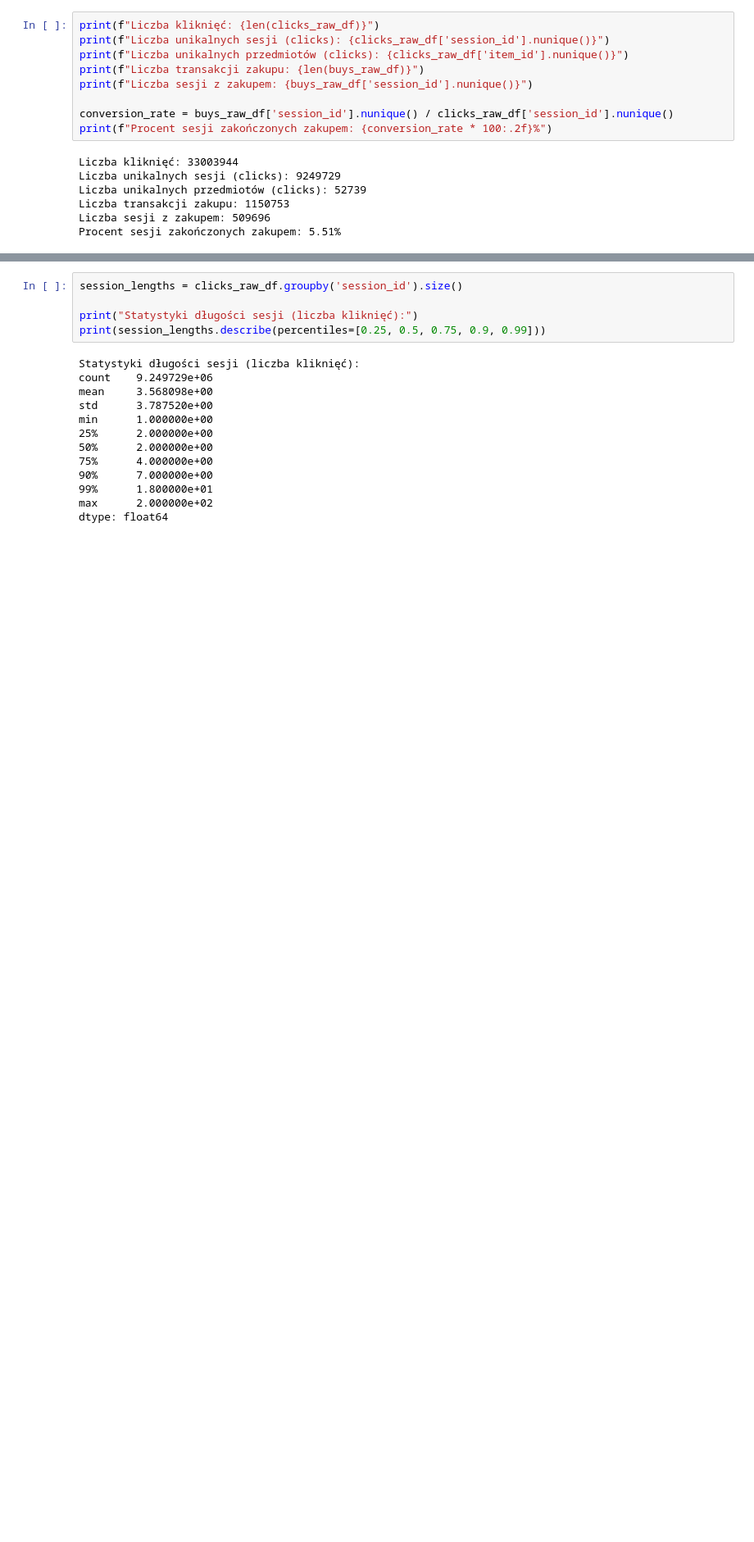
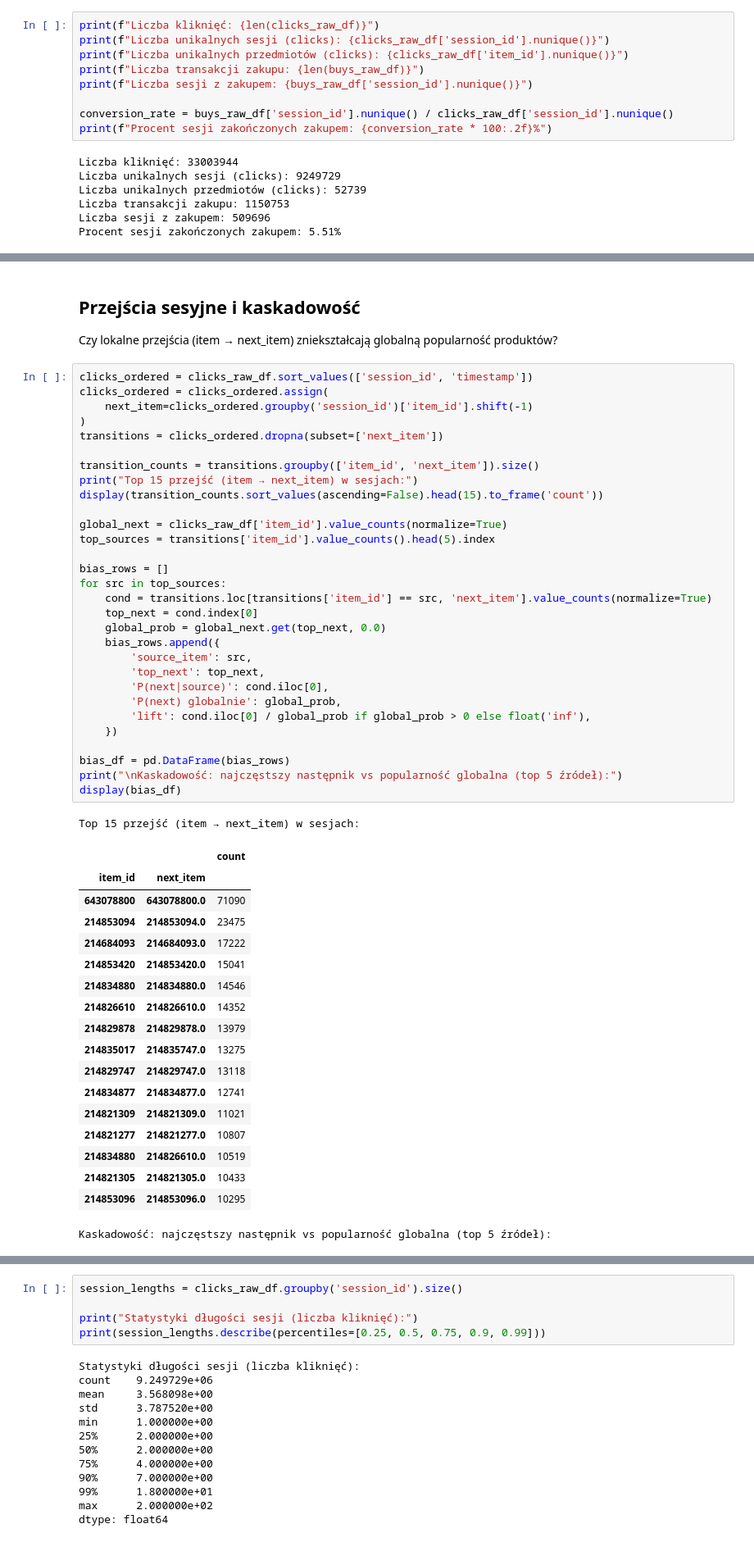
Before and after one commit to SwankyBombul/adm-project-tgnn, a Jupyter notebook: notebooks/eda_yoochose.ipynb, the cells around one changed output, grey strips where cells are left out. Shown at 82% size. Saved outputs shown, nothing was run; the diff lists cells and outputs as text; blank space fills up the shorter version.

```diff
--- a/notebooks/eda_yoochose.ipynb
+++ b/notebooks/eda_yoochose.ipynb
@@ -86,0 +251,54 @@ Procent sesji zakończonych zakupem: 5.51%
+# %% [markdown]
+## Przejścia sesyjne i kaskadowość
+
+Czy lokalne przejścia (item → next_item) zniekształcają globalną popularność produktów?
+# %%
+clicks_ordered = clicks_raw_df.sort_values(['session_id', 'timestamp'])
+clicks_ordered = clicks_ordered.assign(
+    next_item=clicks_ordered.groupby('session_id')['item_id'].shift(-1)
+)
+transitions = clicks_ordered.dropna(subset=['next_item'])
+
+transition_counts = transitions.groupby(['item_id', 'next_item']).size()
+print("Top 15 przejść (item → next_item) w sesjach:")
+display(transition_counts.sort_values(ascending=False).head(15).to_frame('count'))
+
+global_next = clicks_raw_df['item_id'].value_counts(normalize=True)
+top_sources = transitions['item_id'].value_counts().head(5).index
+
+bias_rows = []
+for src in top_sources:
+    cond = transitions.loc[transitions['item_id'] == src, 'next_item'].value_counts(normalize=True)
+    top_next = cond.index[0]
+    global_prob = global_next.get(top_next, 0.0)
+    bias_rows.append({
+        'source_item': src,
+        'top_next': top_next,
+        'P(next|source)': cond.iloc[0],
+        'P(next) globalnie': global_prob,
+        'lift': cond.iloc[0] / global_prob if global_prob > 0 else float('inf'),
+    })
+
+bias_df = pd.DataFrame(bias_rows)
+print("\nKaskadowość: najczęstszy następnik vs popularność globalna (top 5 źródeł):")
+display(bias_df)
+# %% [output]
+Top 15 przejść (item → next_item) w sesjach:
+|  |  | count |
+| item_id | next_item |  |
+| 643078800 | 643078800.0 | 71090 |
+| 214853094 | 214853094.0 | 23475 |
+| 214684093 | 214684093.0 | 17222 |
+| 214853420 | 214853420.0 | 15041 |
+| 214834880 | 214834880.0 | 14546 |
+| 214826610 | 214826610.0 | 14352 |
+| 214829878 | 214829878.0 | 13979 |
+| 214835017 | 214835747.0 | 13275 |
+| 214829747 | 214829747.0 | 13118 |
+| 214834877 | 214834877.0 | 12741 |
+| 214821309 | 214821309.0 | 11021 |
+| 214821277 | 214821277.0 | 10807 |
+| 214834880 | 214826610.0 | 10519 |
+| 214821305 | 214821305.0 | 10433 |
+| 214853096 | 214853096.0 | 10295 |
+Kaskadowość: najczęstszy następnik vs popularność globalna (top 5 źródeł):
```
Also changed, not shown: parts of 25 cells of this notebook, 19 other files.
